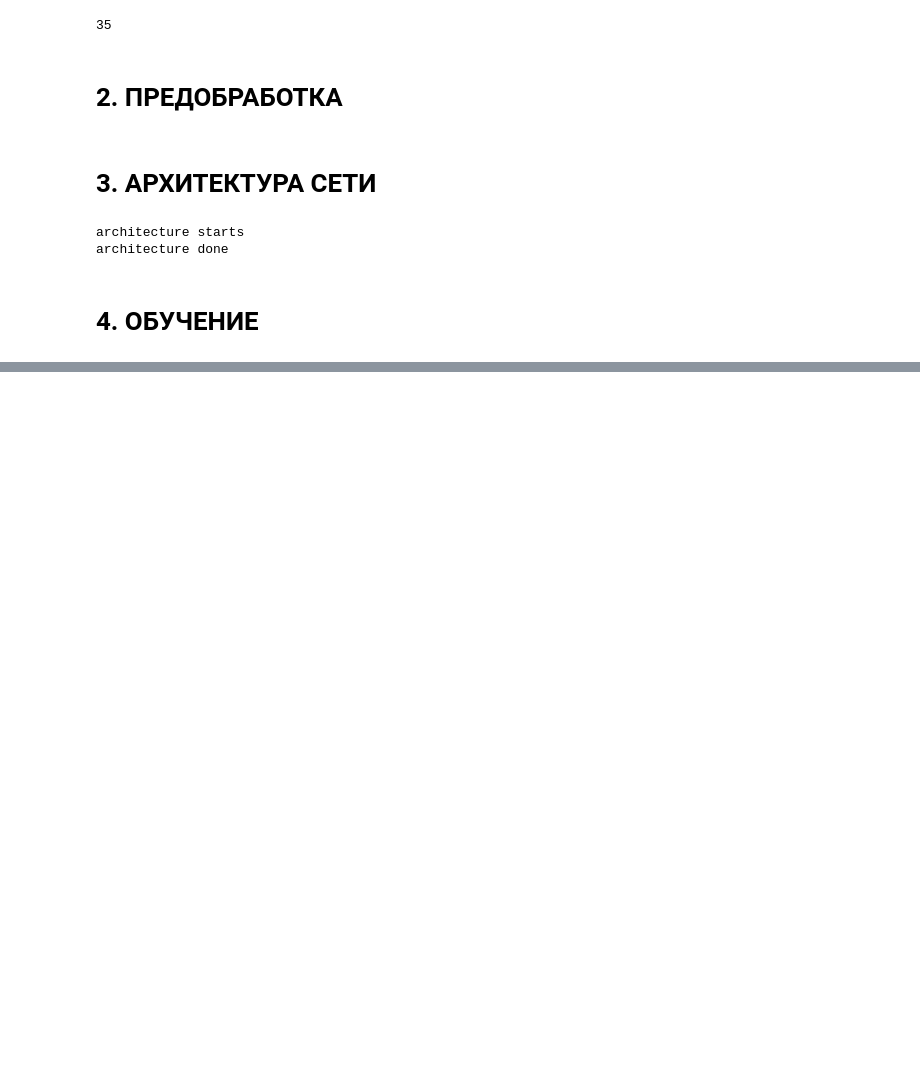
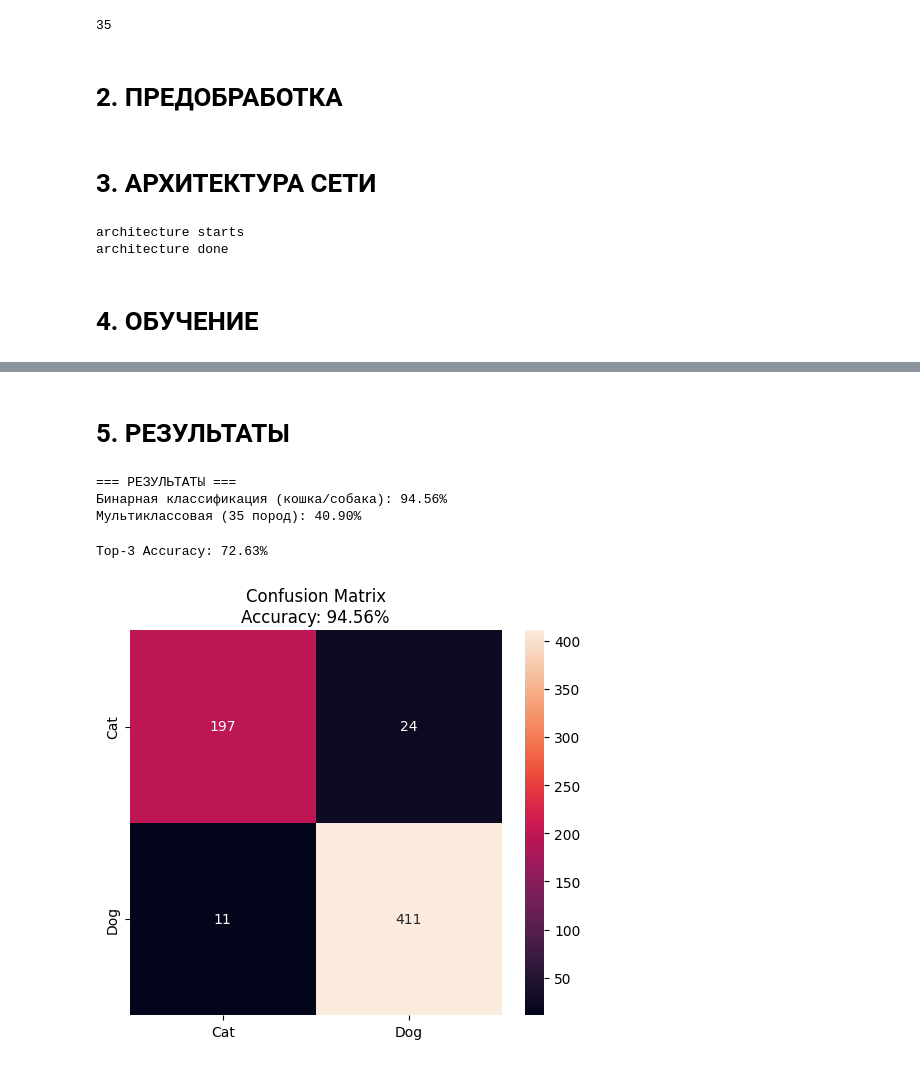
Before and after one commit to Arhangel333/AI_3_lab, a Jupyter notebook: Faces.ipynb, the cells around one changed output, grey strips where cells are left out. Saved outputs shown, nothing was run; the diff lists cells and outputs as text; code cells hidden in the pictures; blank space fills up the shorter version.

```diff
--- a/Faces.ipynb
+++ b/Faces.ipynb
@@ -237,0 +236,38 @@ plt.show()
+# %% [markdown]
+#  5. РЕЗУЛЬТАТЫ
+# %%
+
+
+test_acc_breed, test_acc_animal, breed_preds, breed_true, animal_preds, animal_true = evaluate(model, test_loader)
+
+print(f"\n=== РЕЗУЛЬТАТЫ ===")
+print(f"Бинарная классификация (кошка/собака): {test_acc_animal*100:.2f}%")
+print(f"Мультиклассовая (35 пород): {test_acc_breed*100:.2f}%")
+# %% [output]
+=== РЕЗУЛЬТАТЫ ===
+Бинарная классификация (кошка/собака): 94.56%
+Мультиклассовая (35 пород): 40.90%
+# %%
+
+# Top-3 accuracy
+from sklearn.preprocessing import label_binarize
+model.eval()
+all_probs = []
+with torch.no_grad():
+    for images, _, _ in test_loader:
+        breed_out, _ = model(images.to(device))
+        all_probs.append(torch.softmax(breed_out, dim=1).cpu().numpy())
+all_probs = np.vstack(all_probs)
+top3 = top_k_accuracy_score(breed_true, all_probs, k=3, labels=range(35))
+print(f"Top-3 Accuracy: {top3*100:.2f}%")
+
+# Confusion Matrix для бинарной классификации
+plt.figure(figsize=(6,5))
+sns.heatmap(confusion_matrix(animal_true, animal_preds), annot=True, fmt='d',
+            xticklabels=['Cat', 'Dog'], yticklabels=['Cat', 'Dog'])
+plt.title(f'Confusion Matrix\nAccuracy: {test_acc_animal*100:.2f}%')
+plt.savefig('confusion_matrix.png')
+plt.show()
+# %% [output]
+Top-3 Accuracy: 72.63%
+[figure, added]
```
Also changed, not shown: parts of 3 cells of this notebook.
